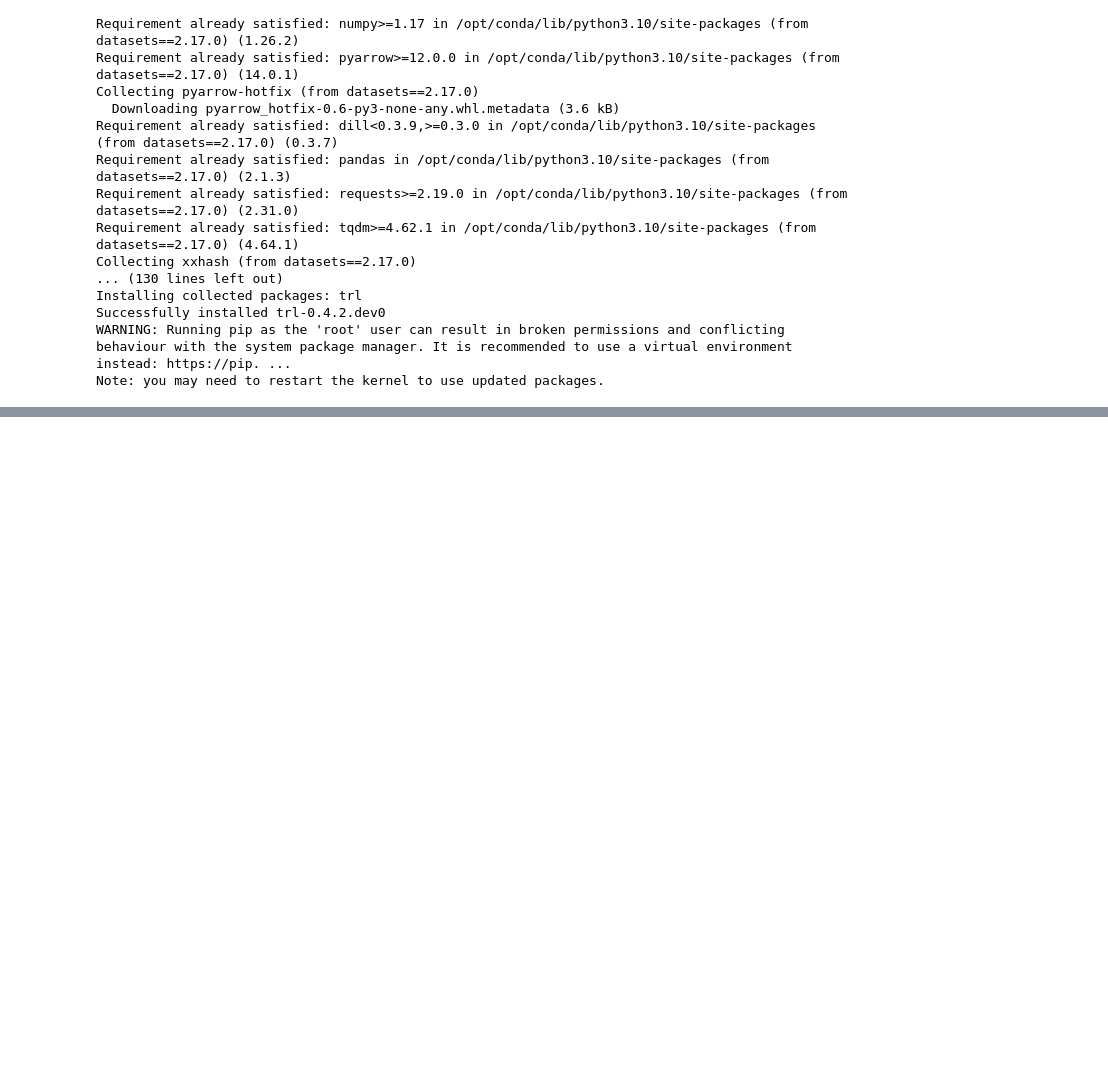
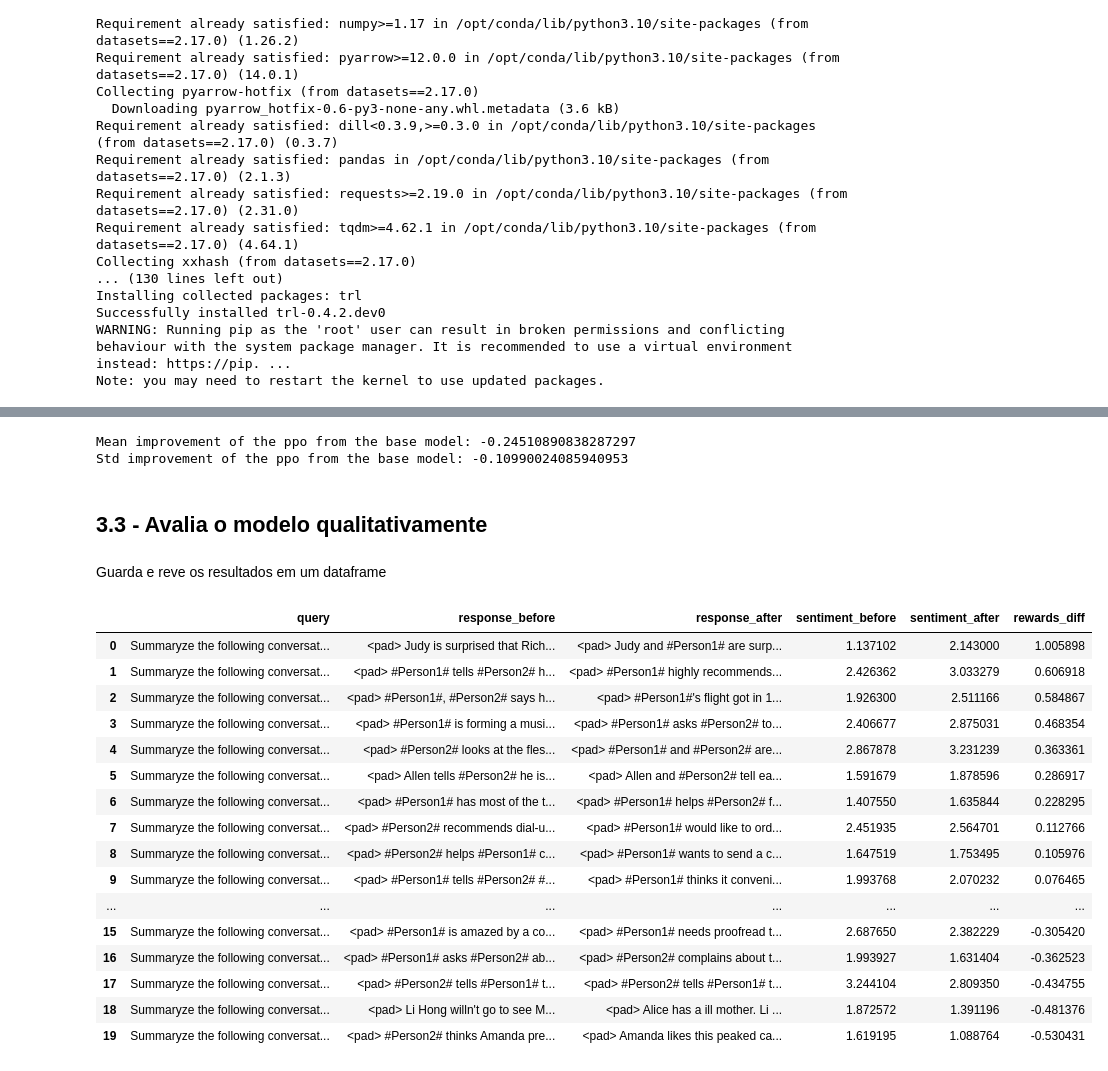
Before and after one commit to felipemunarol/machine_learning_projects, a Jupyter notebook: LLMs/fine_tunning_llm_to_prevent_toxity.ipynb, the cells around one changed output, grey strips where cells are left out. Drawn from its saved outputs; the diff is of its cells as text; code cells hidden in the pictures; blank space fills up the shorter version.

Commit message:
making some adjusts in the machine_learning/LLMs/fine_tunning_llm_to_prevent_toxity file

```diff
--- a/LLMs/fine_tunning_llm_to_prevent_toxity.ipynb
+++ b/LLMs/fine_tunning_llm_to_prevent_toxity.ipynb
@@ -62,0 +395,10 @@ from transformers import pipeline, AutoTokenizer, AutoModelForSequenceClassifica
+# %%
+tokenizer = AutoTokenizer.from_pretrained(model_name, device_map="auto")
+
+mean_before_fine_tunning, std_before_fine_tunning = evaluate_toxicity(model=ref_model,
+                                                                      toxicity_evaluator=toxicity_evaluator,
+                                                                      tokenizer=tokenizer,
+                                                                      dataset=dataset["test"],
+                                                                      num_samples=10)
+
+print(f"toxicity mean and std before fine-tunning, mean: {mean_before_fine_tunning} - std: {std_before_fine_tunning}")
@@ -62,0 +413,8 @@ from transformers import pipeline, AutoTokenizer, AutoModelForSequenceClassifica
+# %%
+def collator(data):
+    return dict((key, [d[key] for d in data]) for key in data[0])
+
+test_data = [{'key1': 'value1', 'key2': 'value2', 'key3': 'value3'}]
+
+print(f"Test data: {test_data}")
+print(f"Collator of the test data: {collator(test_data)}")
@@ -62,0 +424,20 @@ from transformers import pipeline, AutoTokenizer, AutoModelForSequenceClassifica
+# %%
+learning_rate = 1.41e-5
+max_ppo_epochs = 1
+mini_batch_size = 4
+batch_size = 16
+
+config = PPOConfig(
+    model_name=model_name,
+    learning_rate=learning_rate,
+    ppo_epochs=max_ppo_epochs,
+    mini_batch_size=mini_batch_size,
+    batch_size=batch_size
+)
+
+ppo_trainer = PPOTrainer(config=config,
+                         model=ppo_model,
+                         ref_model=ref_model,
+                         tokenizer=tokenizer,
+                         dataset=dataset["train"],
+                         data_collator=collator)
@@ -62,0 +567,13 @@ from transformers import pipeline, AutoTokenizer, AutoModelForSequenceClassifica
+# %%
+mean_improvement = (mean_after_fine_tunning - mean_before_fine_tunning) / mean_after_fine_tunning
+
+std_improvement = (std_after_fine_tunning - std_before_fine_tunning) / std_after_fine_tunning
+
+print(f"Mean improvement of the ppo from the base model: {mean_improvement}")
+print(f"Std improvement of the ppo from the base model: {std_improvement}")
+# %% [output]
+Mean improvement of the ppo from the base model: -0.24510890838287297
+Std improvement of the ppo from the base model: -0.10990024085940953
+# %% [markdown]
+<a name="3.3"></a>
+## 3.3 - Avalia o modelo qualitativamente
@@ -62,0 +631,26 @@ from transformers import pipeline, AutoTokenizer, AutoModelForSequenceClassifica
+# %% [markdown]
+Guarda e reve os resultados em um dataframe
+# %%
+pd.set_option('display.max_colwidth', 500)
+df_compare_results = pd.DataFrame(compare_results)
+df_compare_results["rewards_diff"] = df_compare_results["sentiment_after"] - df_compare_results["sentiment_before"]
+df_compare_results_sorted = df_compare_results.sort_values(by="rewards_diff", ascending=False).reset_index(drop=True)
+df_compare_results_sorted
+# %% [output]
+|  | query | response_before | response_after | sentiment_before | sentiment_after | rewards_diff |
+| 0 | Summaryze the following conversat... | <pad> Judy is surprised that Rich... | <pad> Judy and #Person1# are surp... | 1.137102 | 2.143000 | 1.005898 |
+| 1 | Summaryze the following conversat... | <pad> #Person1# tells #Person2# h... | <pad> #Person1# highly recommends... | 2.426362 | 3.033279 | 0.606918 |
+| 2 | Summaryze the following conversat... | <pad> #Person1#, #Person2# says h... | <pad> #Person1#'s flight got in 1... | 1.926300 | 2.511166 | 0.584867 |
+| 3 | Summaryze the following conversat... | <pad> #Person1# is forming a musi... | <pad> #Person1# asks #Person2# to... | 2.406677 | 2.875031 | 0.468354 |
+| 4 | Summaryze the following conversat... | <pad> #Person2# looks at the fles... | <pad> #Person1# and #Person2# are... | 2.867878 | 3.231239 | 0.363361 |
+| 5 | Summaryze the following conversat... | <pad> Allen tells #Person2# he is... | <pad> Allen and #Person2# tell ea... | 1.591679 | 1.878596 | 0.286917 |
+| 6 | Summaryze the following conversat... | <pad> #Person1# has most of the t... | <pad> #Person1# helps #Person2# f... | 1.407550 | 1.635844 | 0.228295 |
+| 7 | Summaryze the following conversat... | <pad> #Person2# recommends dial-u... | <pad> #Person1# would like to ord... | 2.451935 | 2.564701 | 0.112766 |
+| 8 | Summaryze the following conversat... | <pad> #Person2# helps #Person1# c... | <pad> #Person1# wants to send a c... | 1.647519 | 1.753495 | 0.105976 |
+| 9 | Summaryze the following conversat... | <pad> #Person1# tells #Person2# #... | <pad> #Person1# thinks it conveni... | 1.993768 | 2.070232 | 0.076465 |
+| ... | ... | ... | ... | ... | ... | ... |
+| 15 | Summaryze the following conversat... | <pad> #Person1# is amazed by a co... | <pad> #Person1# needs proofread t... | 2.687650 | 2.382229 | -0.305420 |
+| 16 | Summaryze the following conversat... | <pad> #Person1# asks #Person2# ab... | <pad> #Person2# complains about t... | 1.993927 | 1.631404 | -0.362523 |
+| 17 | Summaryze the following conversat... | <pad> #Person2# tells #Person1# t... | <pad> #Person2# tells #Person1# t... | 3.244104 | 2.809350 | -0.434755 |
+| 18 | Summaryze the following conversat... | <pad> Li Hong willn't go to see M... | <pad> Alice has a ill mother. Li ... | 1.872572 | 1.391196 | -0.481376 |
+| 19 | Summaryze the following conversat... | <pad> #Person2# thinks Amanda pre... | <pad> Amanda likes this peaked ca... | 1.619195 | 1.088764 | -0.530431 |
```
Also changed, not shown: parts of 43 cells of this notebook.
